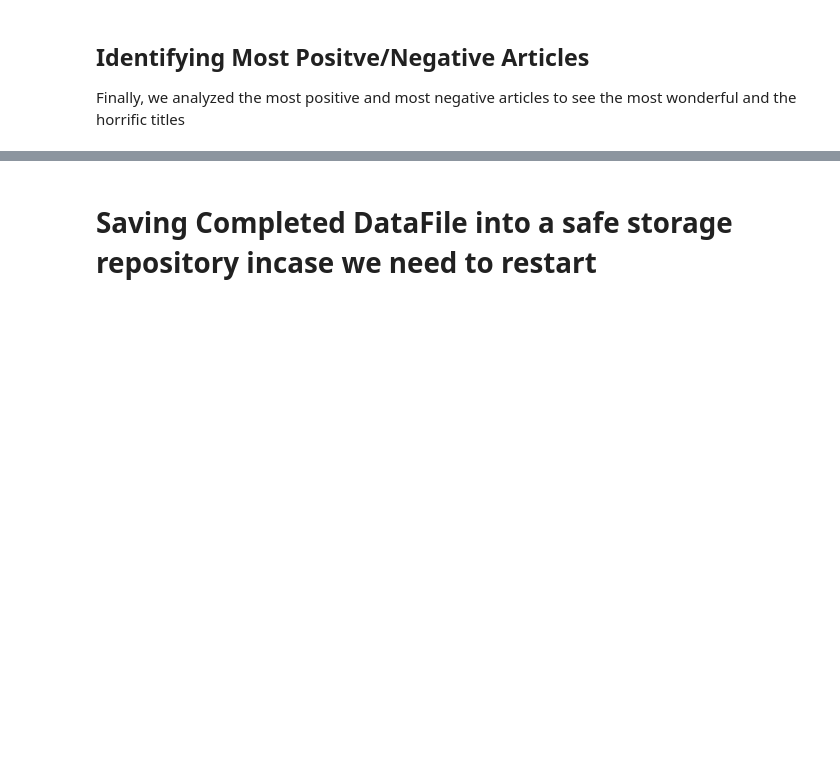
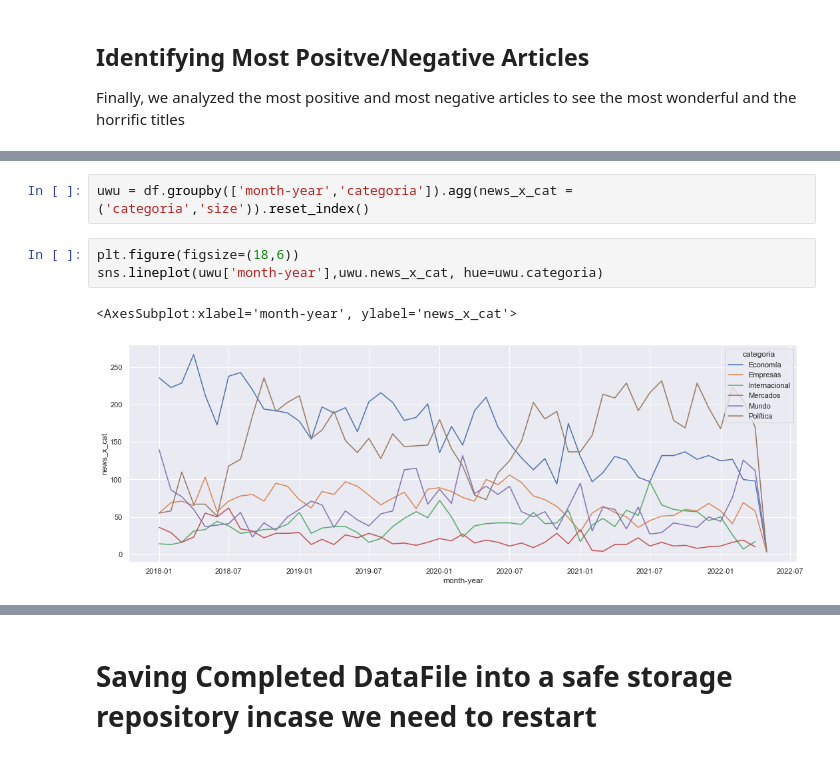
Before and after one commit to jesoto/Sentiment_and_news-Peru, a Jupyter notebook: thesis/Sentiment_Analysis.ipynb, the cells around one changed output, grey strips where cells are left out. Cells and saved outputs as stored; diff of their text form; blank space fills up the shorter version.

```diff
--- a/thesis/Sentiment_Analysis.ipynb
+++ b/thesis/Sentiment_Analysis.ipynb
@@ -925,0 +964,8 @@ Extremly Positive Content:
+# %%
+uwu = df.groupby(['month-year','categoria']).agg(news_x_cat = ('categoria','size')).reset_index()
+# %%
+plt.figure(figsize=(18,6))
+sns.lineplot(uwu['month-year'],uwu.news_x_cat, hue=uwu.categoria)
+# %% [output]
+<AxesSubplot:xlabel='month-year', ylabel='news_x_cat'>
+[figure, added]
```
Also changed, not shown: parts of 24 cells of this notebook.
